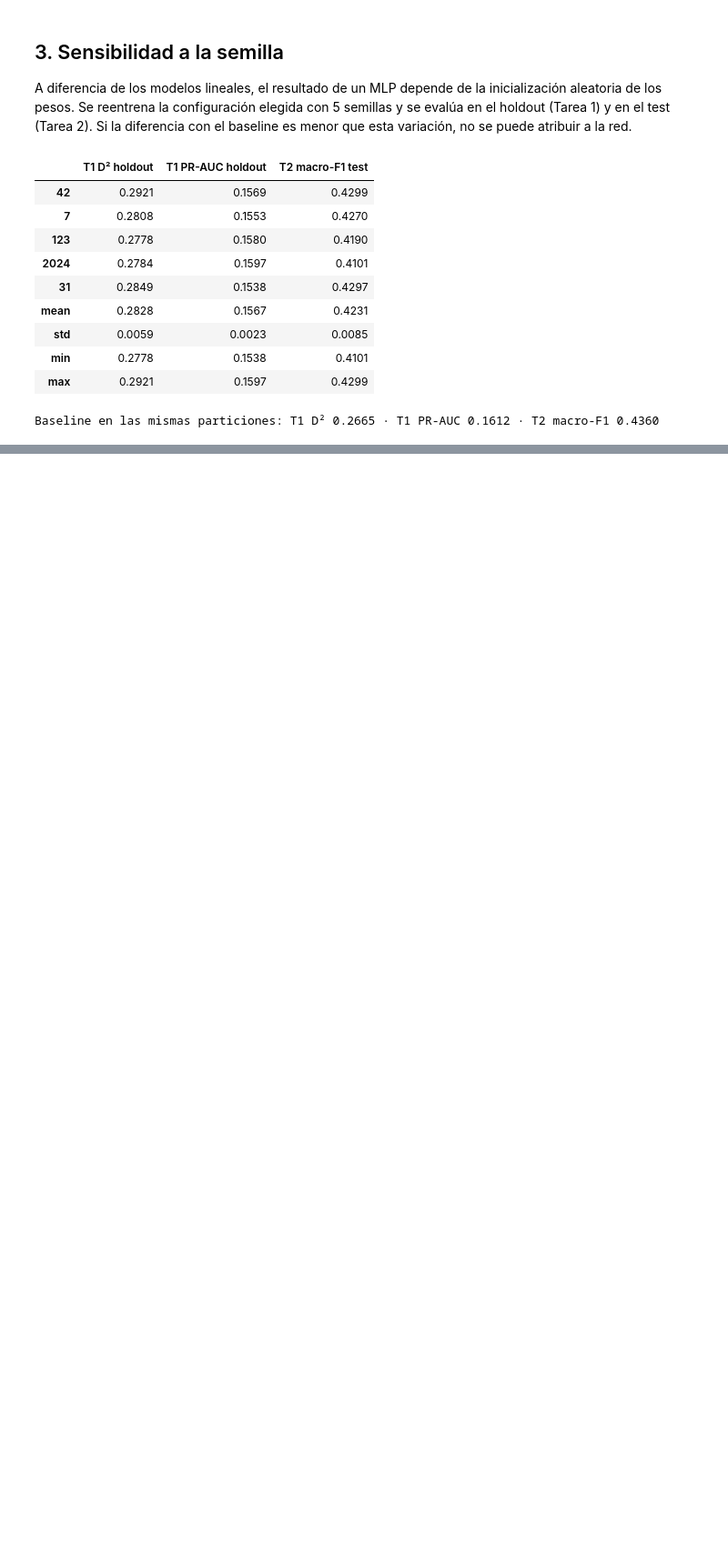
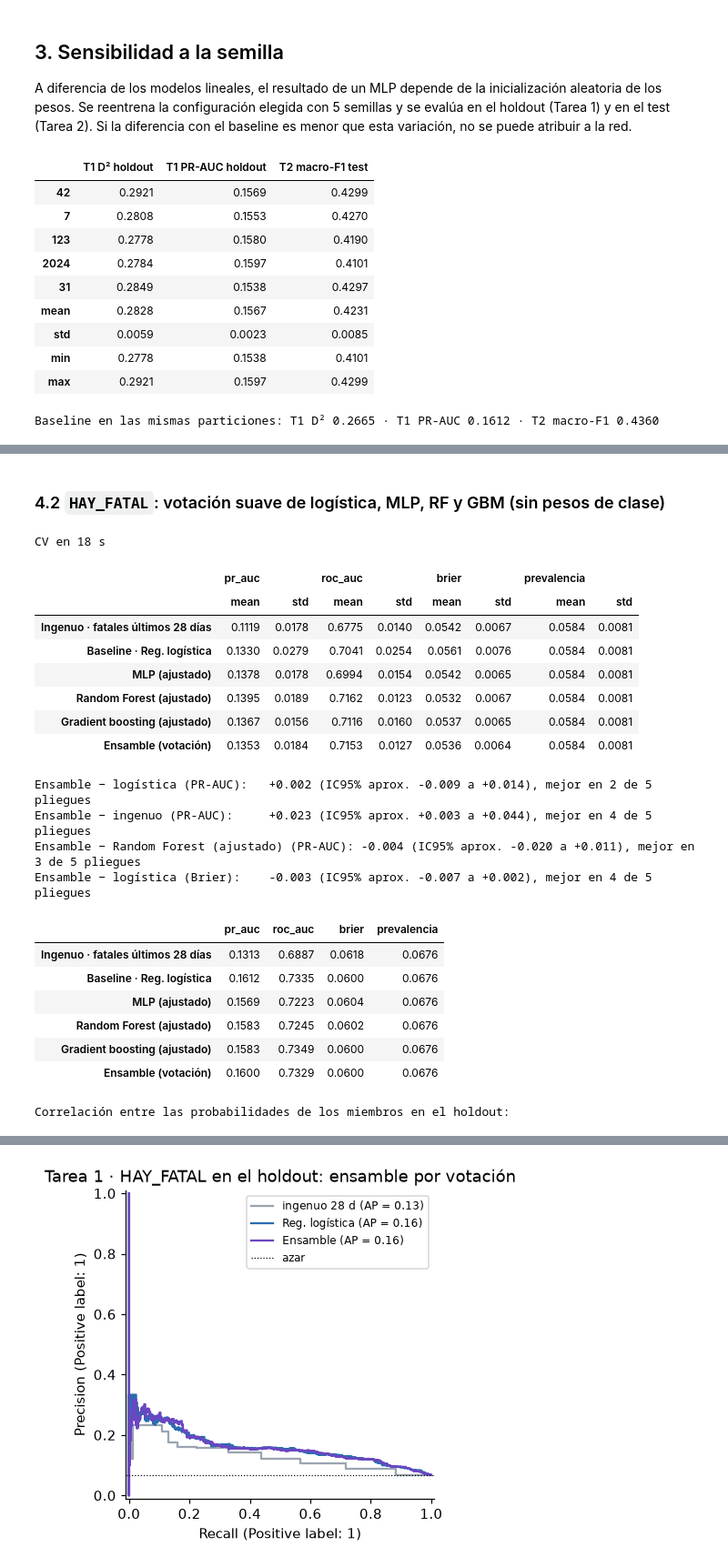
Before and after one commit to Marcor47/IAA-Grupo3, a Jupyter notebook: notebooks/06_mlp.ipynb, the cells around one changed output, grey strips where cells are left out. Shown at 91% size. Drawn from its saved outputs; the diff is of its cells as text; code cells hidden in the pictures; blank space fills up the shorter version.

```diff
--- a/notebooks/06_mlp.ipynb
+++ b/notebooks/06_mlp.ipynb
@@ -322,0 +441,57 @@ Baseline en las mismas particiones: T1 D² 0.2665 · T1 PR-AUC 0.1612 · T2 macr
+# %% [markdown]
+### 4.2 `HAY_FATAL`: votación suave de logística, MLP, RF y GBM (sin pesos de clase)
+# %%
+t = time.time()
+r1b = {k: res1b[k] for k in ("Ingenuo · fatales últimos 28 días", "Baseline · Reg. logística", "MLP (ajustado)")}
+r1b[RF] = E.cv_puntajes(rf1b, tr1[X1], tr1.HAY_FATAL, FOLDS1, E.metricas_binaria, proba=True)
+r1b[GBM] = E.cv_puntajes(gbm1b, tr1[X1], tr1.HAY_FATAL, FOLDS1, E.metricas_binaria, proba=True)
+r1b[ENS] = E.cv_puntajes(ens1b, tr1[X1], tr1.HAY_FATAL, FOLDS1, E.metricas_binaria, proba=True)
+print(f"CV en {time.time() - t:.0f} s")
+display(resumen(r1b))
+mejor1b = mejor_individual(r1b, "pr_auc", ["Baseline · Reg. logística", "MLP (ajustado)", RF, GBM])
+print(f"Ensamble − logística (PR-AUC):  ", E.comparacion_pareada(r1b[ENS].pr_auc, r1b["Baseline · Reg. logística"].pr_auc))
+print(f"Ensamble − ingenuo (PR-AUC):    ", E.comparacion_pareada(r1b[ENS].pr_auc, r1b["Ingenuo · fatales últimos 28 días"].pr_auc))
+print(f"Ensamble − {mejor1b} (PR-AUC):", E.comparacion_pareada(r1b[ENS].pr_auc, r1b[mejor1b].pr_auc))
+print(f"Ensamble − logística (Brier):   ", E.comparacion_pareada(r1b[ENS].brier, r1b["Baseline · Reg. logística"].brier, mayor_es_mejor=False))
+
+ens1b_fit = clone(ens1b).fit(tr1[X1], tr1.HAY_FATAL)
+prob_ens1b = ens1b_fit.predict_proba(te1[X1])[:, 1]
+prob_miembros1b = correlaciones(ens1b_fit, te1[X1], col=1)
+h1b = {"Ingenuo · fatales últimos 28 días": E.metricas_binaria(te1.HAY_FATAL, ingenuo_fatal(te1))}
+h1b |= {k: E.metricas_binaria(te1.HAY_FATAL, v) for k, v in prob_miembros1b.items()}
+h1b[ENS] = E.metricas_binaria(te1.HAY_FATAL, prob_ens1b)
+display(pd.DataFrame(h1b).T.round(4))
+print("Correlación entre las probabilidades de los miembros en el holdout:")
+display(prob_miembros1b.corr().round(3))
+FILAS.append({"tarea": "1_clasificacion_HAY_FATAL", "modelo": ENS, "validacion": "CV temporal (5 pliegues)", **r1b[ENS].mean().to_dict()})
+FILAS.append({"tarea": "1_clasificacion_HAY_FATAL", "modelo": ENS, "validacion": "holdout abr-sep 2021", **h1b[ENS]})
+
+fig, ax = plt.subplots(figsize=(5.5, 4))
+PrecisionRecallDisplay.from_predictions(te1.HAY_FATAL, ingenuo_fatal(te1), name="ingenuo 28 d", ax=ax, color="#9aa5b1")
+PrecisionRecallDisplay.from_predictions(te1.HAY_FATAL, prob_miembros1b["Baseline · Reg. logística"], name="Reg. logística", ax=ax, color="#2b6cb0")
+PrecisionRecallDisplay.from_predictions(te1.HAY_FATAL, prob_ens1b, name="Ensamble", ax=ax, color="#6b46c1")
+ax.axhline(te1.HAY_FATAL.mean(), color="k", ls=":", lw=0.8, label="azar")
+ax.set_title("Tarea 1 · HAY_FATAL en el holdout: ensamble por votación"); ax.legend(fontsize=8)
+guardar(fig, "modelo_17_t1_hay_fatal_ensamble_holdout.png")
+# %% [output]
+CV en 18 s
+|  | pr_auc |  | roc_auc |  | brier |  | prevalencia |  |
+|  | mean | std | mean | std | mean | std | mean | std |
+| Ingenuo · fatales últimos 28 días | 0.1119 | 0.0178 | 0.6775 | 0.0140 | 0.0542 | 0.0067 | 0.0584 | 0.0081 |
+| Baseline · Reg. logística | 0.1330 | 0.0279 | 0.7041 | 0.0254 | 0.0561 | 0.0076 | 0.0584 | 0.0081 |
+| MLP (ajustado) | 0.1378 | 0.0178 | 0.6994 | 0.0154 | 0.0542 | 0.0065 | 0.0584 | 0.0081 |
+| Random Forest (ajustado) | 0.1395 | 0.0189 | 0.7162 | 0.0123 | 0.0532 | 0.0067 | 0.0584 | 0.0081 |
+| Gradient boosting (ajustado) | 0.1367 | 0.0156 | 0.7116 | 0.0160 | 0.0537 | 0.0065 | 0.0584 | 0.0081 |
+| Ensamble (votación) | 0.1353 | 0.0184 | 0.7153 | 0.0127 | 0.0536 | 0.0064 | 0.0584 | 0.0081 |
+Ensamble − logística (PR-AUC):   +0.002 (IC95% aprox. -0.009 a +0.014), mejor en 2 de 5 pliegues
+Ensamble − ingenuo (PR-AUC):     +0.023 (IC95% aprox. +0.003 a +0.044), mejor en 4 de 5 pliegues
+Ensamble − Random Forest (ajustado) (PR-AUC): -0.004 (IC95% aprox. -0.020 a +0.011), mejor en 3 de 5 pliegues
+Ensamble − logística (Brier):    -0.003 (IC95% aprox. -0.007 a +0.002), mejor en 4 de 5 pliegues
+|  | pr_auc | roc_auc | brier | prevalencia |
+| Ingenuo · fatales últimos 28 días | 0.1313 | 0.6887 | 0.0618 | 0.0676 |
+| Baseline · Reg. logística | 0.1612 | 0.7335 | 0.0600 | 0.0676 |
+| MLP (ajustado) | 0.1569 | 0.7223 | 0.0604 | 0.0676 |
+| Random Forest (ajustado) | 0.1583 | 0.7245 | 0.0602 | 0.0676 |
+| Gradient boosting (ajustado) | 0.1583 | 0.7349 | 0.0600 | 0.0676 |
+| Ensamble (votación) | 0.1600 | 0.7329 | 0.0600 | 0.0676 |
+Correlación entre las probabilidades de los miembros en el holdout:
@@ -322,0 +503 @@ Baseline en las mismas particiones: T1 D² 0.2665 · T1 PR-AUC 0.1612 · T2 macr
+[figure, added]
```
Also changed, not shown: parts of 20 cells of this notebook, 4 other files.
